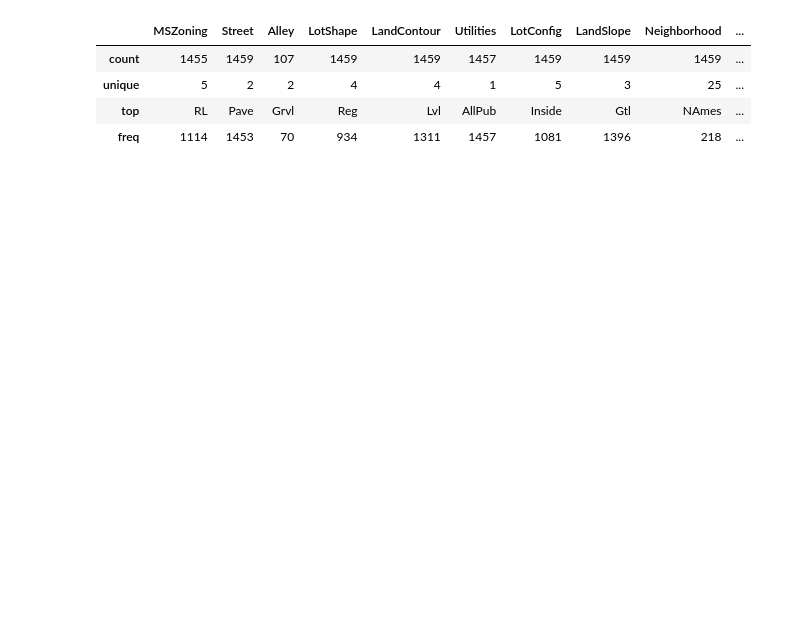
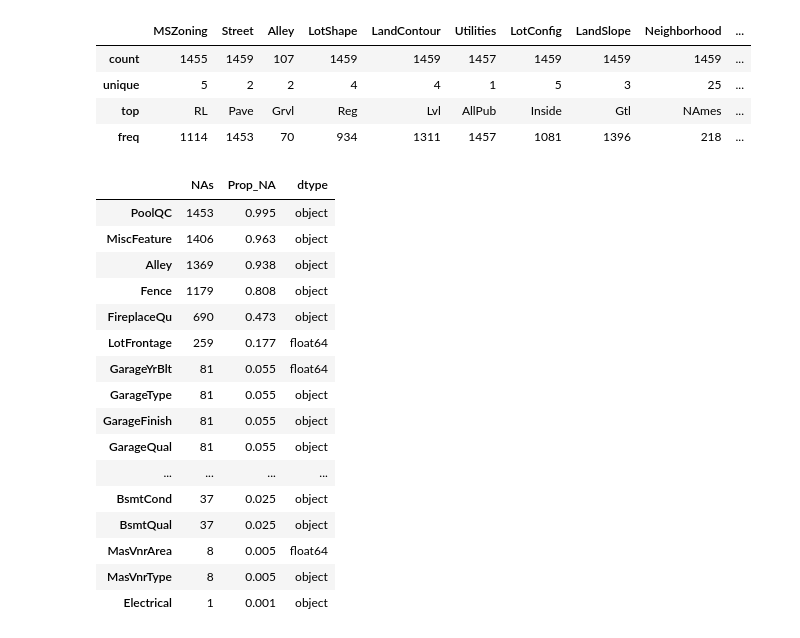
Before and after one commit to pmgasper/kaggle_learn, a Jupyter notebook: machine_learning/iowa_housing.ipynb, the cells around one changed output. Cells and saved outputs as stored; diff of their text form; code cells hidden in the pictures; blank space fills up the shorter version.

```diff
--- a/machine_learning/iowa_housing.ipynb
+++ b/machine_learning/iowa_housing.ipynb
@@ -85,3 +83,38 @@ test_raw.select_dtypes(include='object').describe()
 | unique | 5 | 2 | 2 | 4 | 4 | 1 | 5 | 3 | 25 | ... |
 | top | RL | Pave | Grvl | Reg | Lvl | AllPub | Inside | Gtl | NAmes | ... |
 | freq | 1114 | 1453 | 70 | 934 | 1311 | 1457 | 1081 | 1396 | 218 | ... |
+# %%
+# Columns with NAs
+  # Number of NA enteries, Proportion of NAs, dtype of column
+
+with pd.option_context('max_rows', None):
+    (display
+     (train_raw.isnull().sum().loc[train_raw.isnull().sum() > 0]
+      .sort_values(ascending=False)
+      .to_frame(name = 'NAs')
+      .assign(Prop_NA = lambda srs: (srs['NAs']) / len(train_raw))
+      .join
+       (train_raw.loc[:, train_raw.count() < len(train_raw)]
+        .dtypes
+        .to_frame(name='dtype')
+       )
+     )
+    )
+# %% [output]
+|  | NAs | Prop_NA | dtype |
+| PoolQC | 1453 | 0.995 | object |
+| MiscFeature | 1406 | 0.963 | object |
+| Alley | 1369 | 0.938 | object |
+| Fence | 1179 | 0.808 | object |
+| FireplaceQu | 690 | 0.473 | object |
+| LotFrontage | 259 | 0.177 | float64 |
+| GarageYrBlt | 81 | 0.055 | float64 |
+| GarageType | 81 | 0.055 | object |
+| GarageFinish | 81 | 0.055 | object |
+| GarageQual | 81 | 0.055 | object |
+| ... | ... | ... | ... |
+| BsmtCond | 37 | 0.025 | object |
+| BsmtQual | 37 | 0.025 | object |
+| MasVnrArea | 8 | 0.005 | float64 |
+| MasVnrType | 8 | 0.005 | object |
+| Electrical | 1 | 0.001 | object |
```
Also changed, not shown: parts of 15 cells of this notebook.
